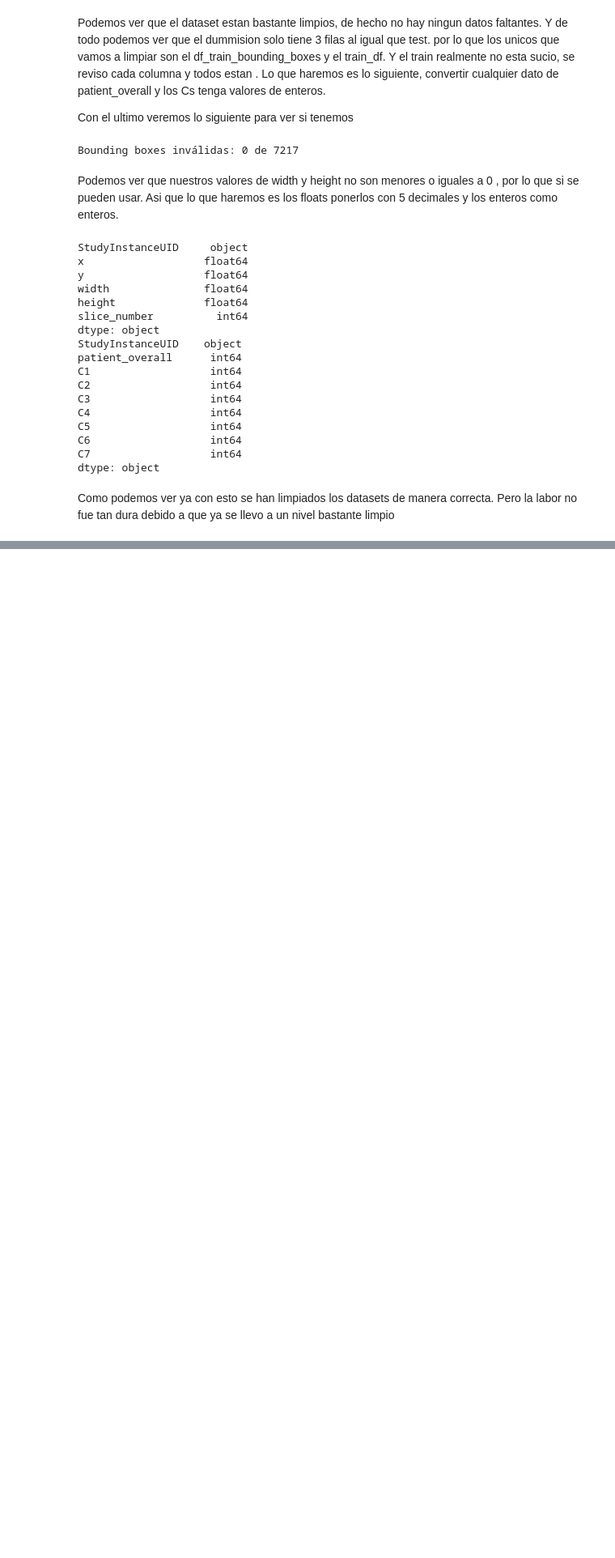
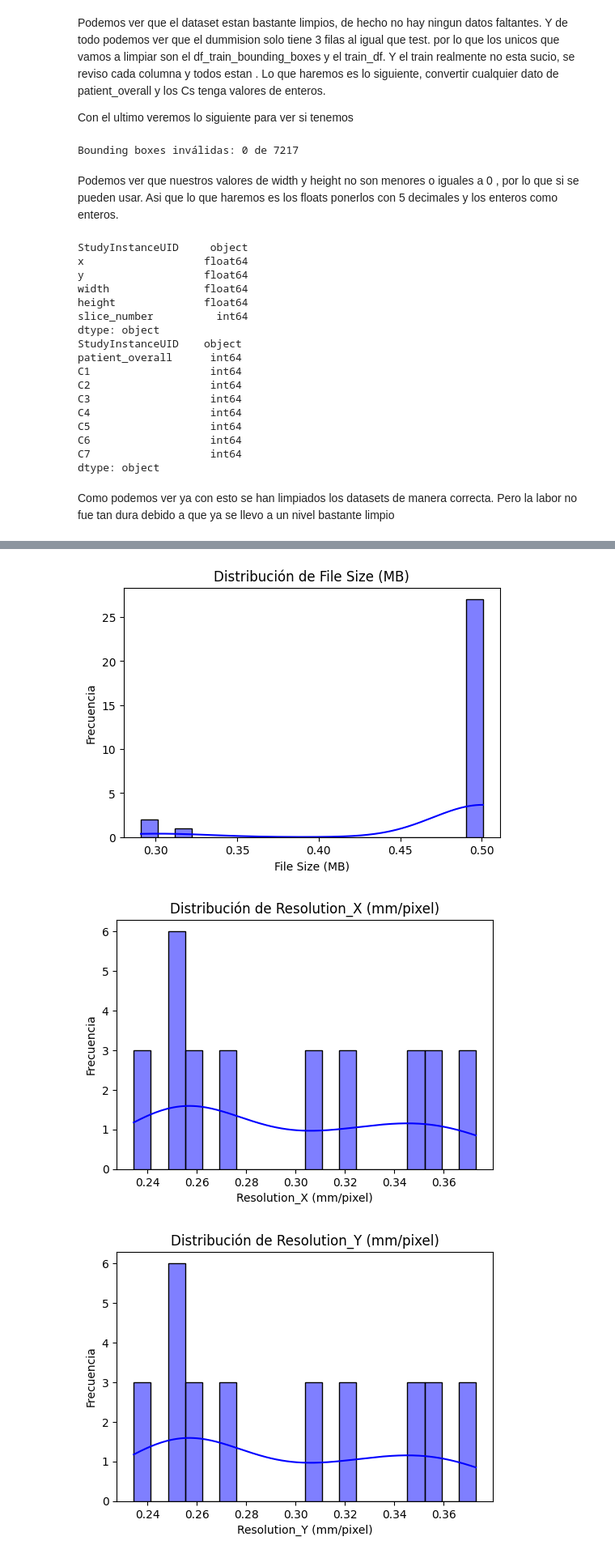
Before and after one commit to G2309/DS_Project2, a Jupyter notebook: datascience-pj2.ipynb, the cells around one changed output, grey strips where cells are left out. Shown at 81% size. Saved outputs shown, nothing was run; the diff lists cells and outputs as text; code cells hidden in the pictures; blank space fills up the shorter version.

```diff
--- a/datascience-pj2.ipynb
+++ b/datascience-pj2.ipynb
@@ -10,6 +14,37 @@ train_df = pd.read_csv(f"{data_path}/train.csv")
 test_df = pd.read_csv(f"{data_path}/test.csv")
 sample_sub = pd.read_csv(f"{data_path}/sample_submission.csv")
 
+sample_studies = random.sample(train_df["StudyInstanceUID"].unique().tolist(), 10)
+
+all_stats = []
+
+for study_id in sample_studies:
+    dicom_dir = os.path.join(data_path, "train_images", study_id)
+    dicom_files = [os.path.join(dicom_dir, f) for f in os.listdir(dicom_dir) if f.endswith(".dcm")]
+
+    chosen_files = random.sample(dicom_files, min(3, len(dicom_files)))
+
+    for file in chosen_files:
+
+        ds = pydicom.dcmread(file, stop_before_pixels=True)
+
+        file_size_mb = os.path.getsize(file) / (1024 * 1024)
+
+        if "PixelSpacing" in ds:
+            res_y, res_x = map(float, ds.PixelSpacing)  # Y = filas, X = columnas
+        else:
+            res_y, res_x = None, None
+
+        all_stats.append({
+            "StudyInstanceUID": study_id,
+            "File": os.path.basename(file),
+            "File Size (MB)": file_size_mb,
+            "Resolution_X (mm/pixel)": res_x,
+            "Resolution_Y (mm/pixel)": res_y
+        })
+
+stats_df = pd.DataFrame(all_stats)
+
 print("Train shape:", train_df.shape)
 print("Test shape:", test_df.shape)
 train_df.head() # Aqui tienes un codigo de python para nah no te creas pinche pedro, hoy si borre el comentario
@@ -249,0 +425,7 @@ Como podemos ver ya con esto se han limpiados los datasets de manera correcta. P
+# %%
+stats_cols = ['File Size (MB)', 'Resolution_X (mm/pixel)', 'Resolution_Y (mm/pixel)' ]
+plot_histogram(stats_cols, stats_df)
+# %% [output]
+[figure, added]
+[figure, added]
+[figure, added]
```
Also changed, not shown: parts of 38 cells of this notebook.
